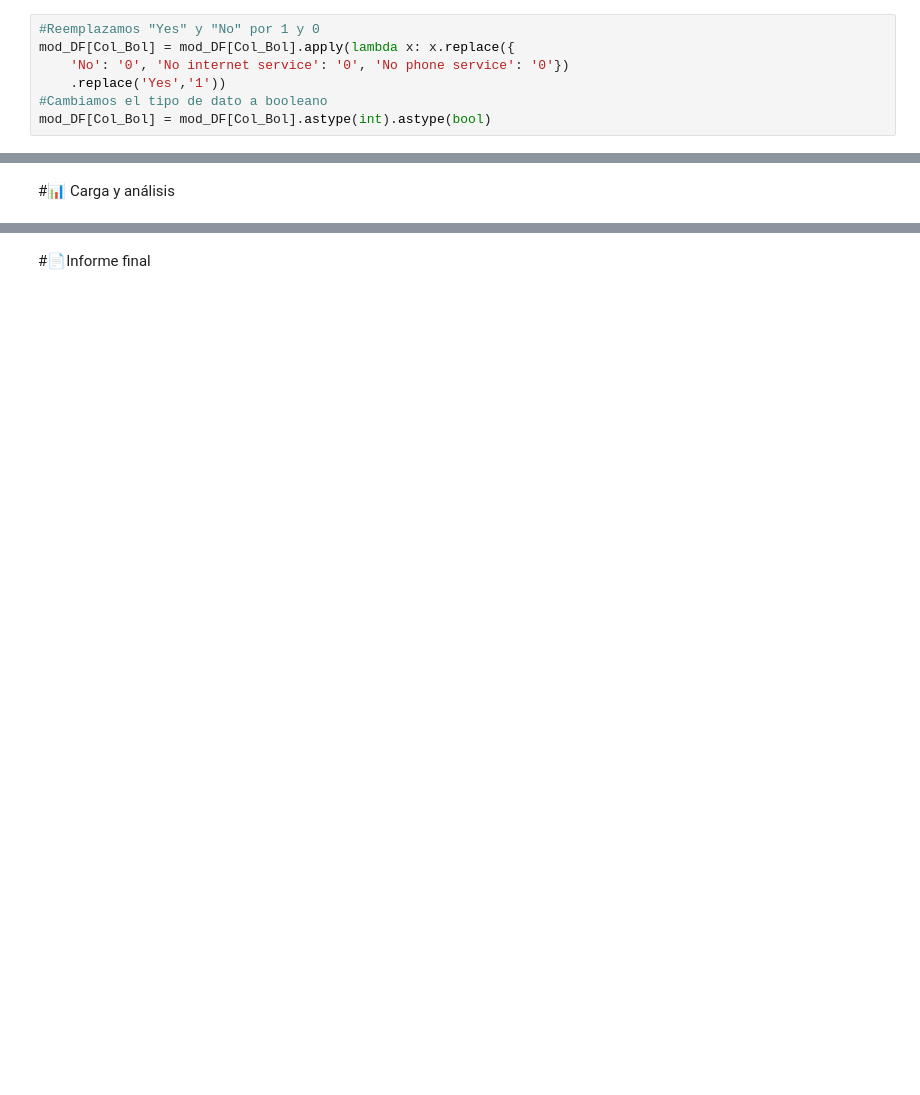
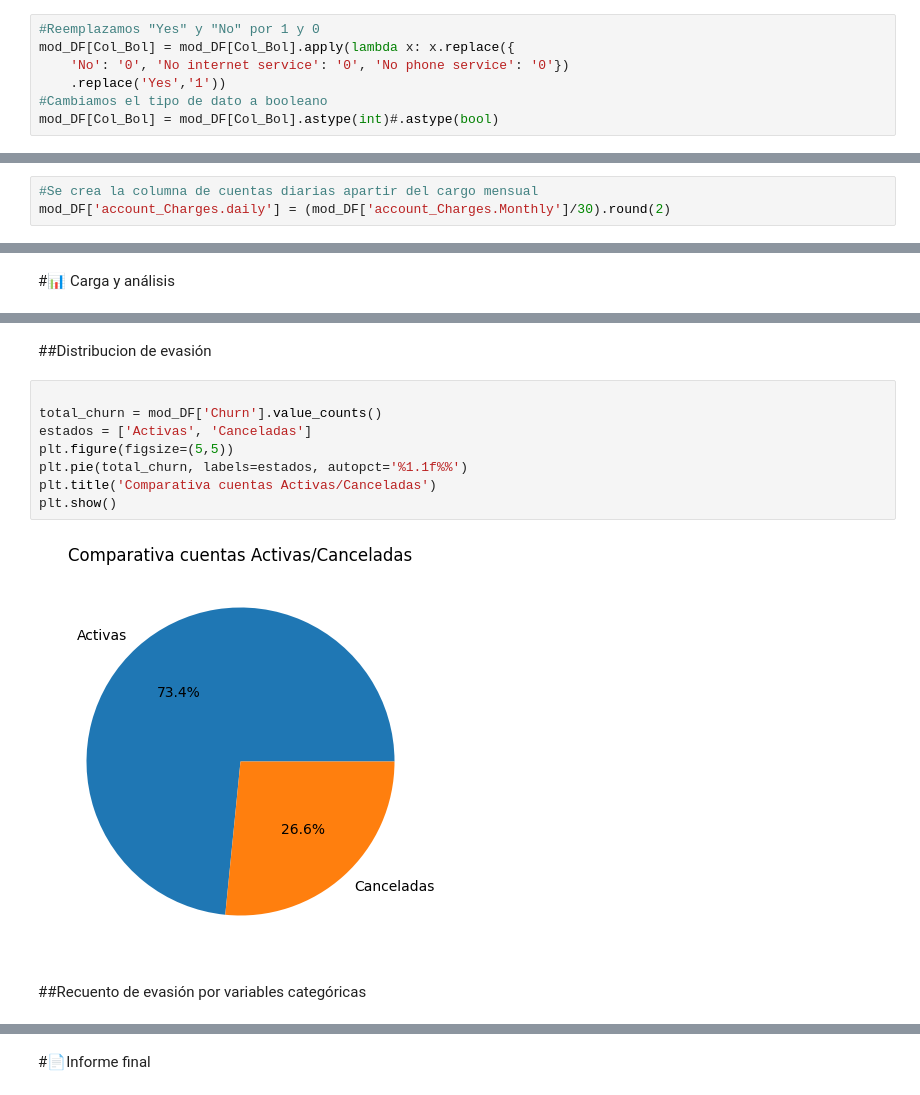
Before and after one commit to Emmanuel2000x/TelecomX, a Jupyter notebook: TelecomX_LATAM.ipynb, the cells around one changed output, grey strips where cells are left out. Cells and saved outputs as stored; diff of their text form; blank space fills up the shorter version.

Commit message:
Se empieza con la parte de carga y análisis, se debe adaptar la función que crea las graficas por categoría de forma que se muestre la información en base a la columna 'churn'.

```diff
--- a/TelecomX_LATAM.ipynb
+++ b/TelecomX_LATAM.ipynb
@@ -251,7 +252,7 @@ mod_DF[Col_Bol] = mod_DF[Col_Bol].apply(lambda x: x.replace({
     'No': '0', 'No internet service': '0', 'No phone service': '0'})
     .replace('Yes','1'))
 #Cambiamos el tipo de dato a booleano
-mod_DF[Col_Bol] = mod_DF[Col_Bol].astype(int).astype(bool)
+mod_DF[Col_Bol] = mod_DF[Col_Bol].astype(int)#.astype(bool)
 # %%
 #Cambiamos el tipo de dato de las columnas de texto
 mod_DF[Col_Str] = mod_DF[Col_Str].astype('string')
@@ -277,0 +261,3 @@ memory usage: 528.9 KB
+# %%
+#Se crea la columna de cuentas diarias apartir del cargo mensual
+mod_DF['account_Charges.daily'] = (mod_DF['account_Charges.Monthly']/30).round(2)
@@ -306,0 +307,14 @@ dtype: object
+# %% [markdown]
+##Distribucion de evasión
+# %%
+
+total_churn = mod_DF['Churn'].value_counts()
+estados = ['Activas', 'Canceladas']
+plt.figure(figsize=(5,5))
+plt.pie(total_churn, labels=estados, autopct='%1.1f%%')
+plt.title('Comparativa cuentas Activas/Canceladas')
+plt.show()
+# %% [output]
+[figure, added]
+# %% [markdown]
+##Recuento de evasión por variables categóricas
```
Also changed, not shown: parts of 9 cells of this notebook.
